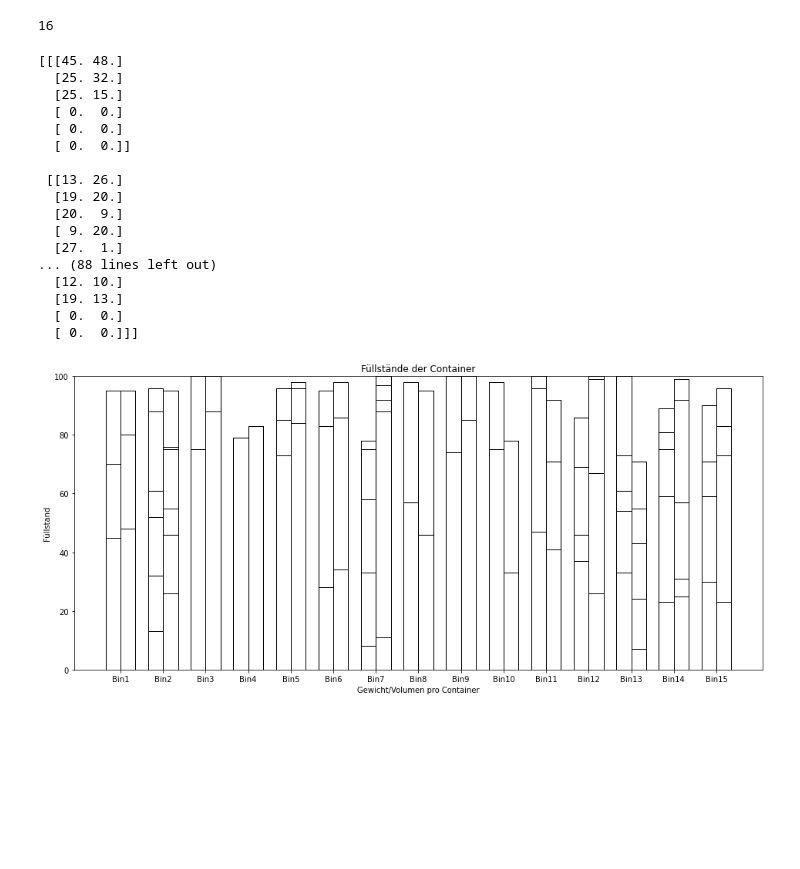
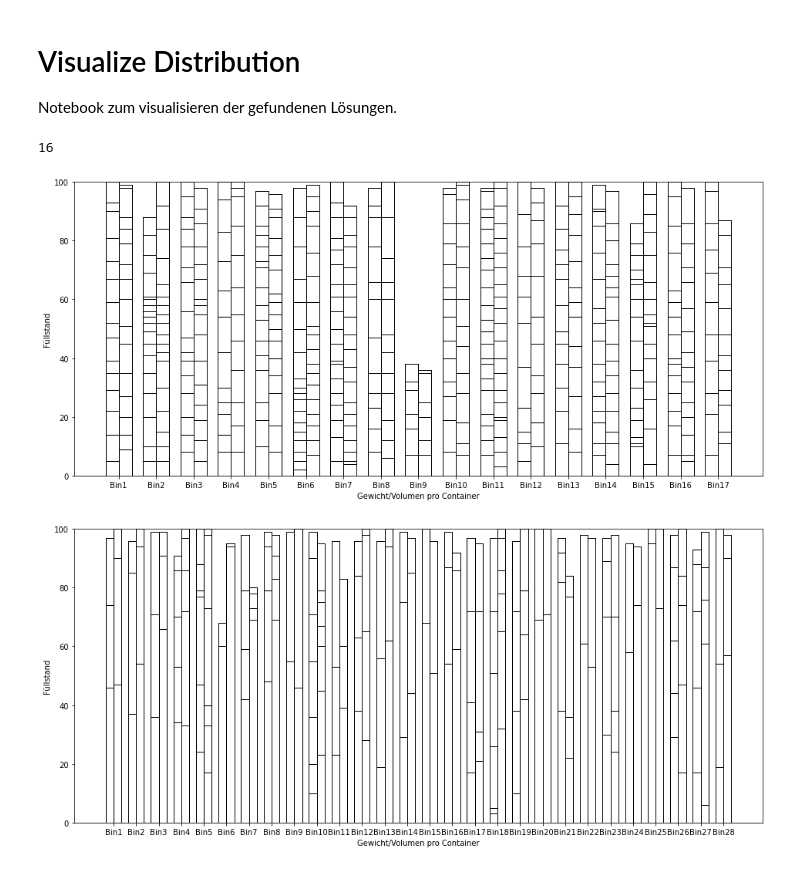
Before and after one commit to schtim/NatureInspiredAlgorithms_Code, a Jupyter notebook: GeneticAlgorithm/TestNotebooks/VisDistribution.ipynb, the cells around one changed output. Saved outputs shown, nothing was run; the diff lists cells and outputs as text; code cells hidden in the pictures; blank space fills up the shorter version.

```diff
--- a/GeneticAlgorithm/TestNotebooks/VisDistribution.ipynb
+++ b/GeneticAlgorithm/TestNotebooks/VisDistribution.ipynb
@@ -1,3 +1,6 @@
+# %% [markdown]
+# Visualize Distribution
+Notebook zum visualisieren der gefundenen Lösungen.
 # %%
 #imports
 # add folder to syspath to import GeneticAlgorithm
@@ -103,26 +100,17 @@ new_1000_container = np.load(os.path.join(path,'Compare/Ressources/newproblem/me
 new_1000_optimal = np.load(os.path.join(path,'Compare/Ressources/newproblem/optimal_solutions_1000.npy'))
 # %%
 from GeneticAlgorithm import Chromosome
-GA = GeneticAlgorithm(new_50_0, new_50_container[0], new_50_container[1])
+GA = GeneticAlgorithm(medium_objects, medium_container[0], medium_container[1])
 solution,_,_,_,_,_,_,_ = GA.run()
 
 solution.plot_chromosome()
 # %% [output]
-[[[45. 48.]
-  [25. 32.]
-  [25. 15.]
-  [ 0.  0.]
-  [ 0.  0.]
-  [ 0.  0.]]
-
- [[13. 26.]
-  [19. 20.]
-  [20.  9.]
-  [ 9. 20.]
-  [27.  1.]
-... (88 lines left out)
-  [12. 10.]
-  [19. 13.]
-  [ 0.  0.]
-  [ 0.  0.]]]
-[figure, old version]
+[figure, new version]
+# %%
+from GeneticAlgorithm import Chromosome
+GA = GeneticAlgorithm(new_100_3, new_100_container[0], new_100_container[1])
+solution,_,_,_,_,_,_,_ = GA.run()
+
+solution.plot_chromosome()
+# %% [output]
+[figure, added]
```
Also changed, not shown: parts of 2 cells of this notebook, 11 other files.
